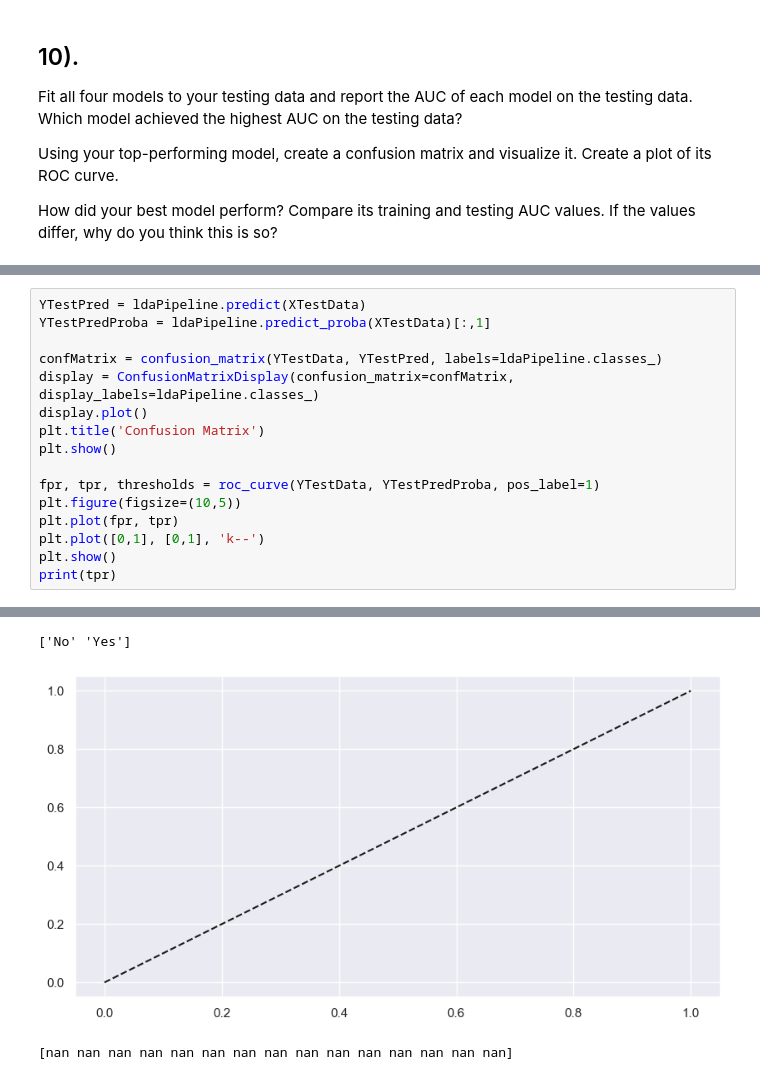
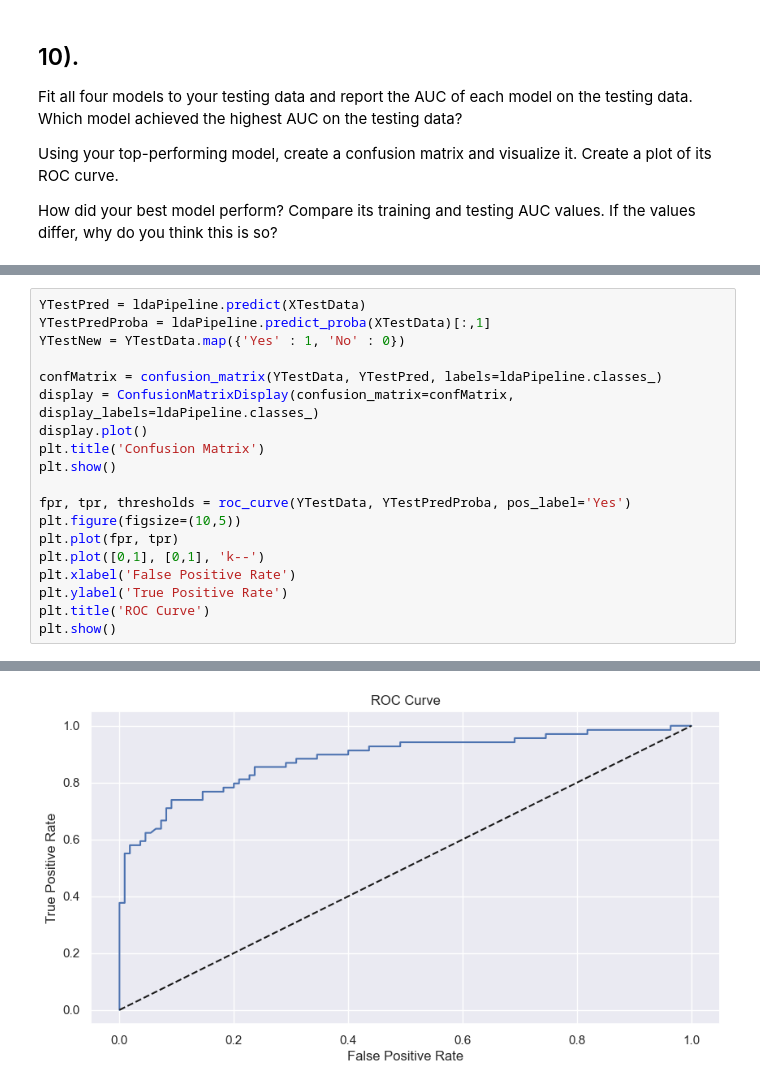
Before and after one commit to kpayton2903/PSTAT_131, a Jupyter notebook: Homework/Homework_3.ipynb, the cells around one changed output, grey strips where cells are left out. Saved outputs shown, nothing was run; the diff lists cells and outputs as text.

```diff
--- a/Homework/Homework_3.ipynb
+++ b/Homework/Homework_3.ipynb
@@ -344,21 +327,22 @@ K-Neighbors Classifier AUC on training dataset: 0.8018445322793148
 # %%
 YTestPred = ldaPipeline.predict(XTestData)
 YTestPredProba = ldaPipeline.predict_proba(XTestData)[:,1]
+YTestNew = YTestData.map({'Yes' : 1, 'No' : 0})
 
 confMatrix = confusion_matrix(YTestData, YTestPred, labels=ldaPipeline.classes_)
 display = ConfusionMatrixDisplay(confusion_matrix=confMatrix, display_labels=ldaPipeline.classes_)
 display.plot()
 plt.title('Confusion Matrix')
 plt.show()
 
-fpr, tpr, thresholds = roc_curve(YTestData, YTestPredProba, pos_label=1)
+fpr, tpr, thresholds = roc_curve(YTestData, YTestPredProba, pos_label='Yes')
 plt.figure(figsize=(10,5))
 plt.plot(fpr, tpr)
 plt.plot([0,1], [0,1], 'k--')
+plt.xlabel('False Positive Rate')
+plt.ylabel('True Positive Rate')
+plt.title('ROC Curve')
 plt.show()
-print(tpr)
 # %% [output]
 [figure]
-['No' 'Yes']
-[figure, old version]
+[figure, new version]
-[nan nan nan nan nan nan nan nan nan nan nan nan nan nan nan]
```
Also changed, not shown: parts of 2 cells of this notebook.
